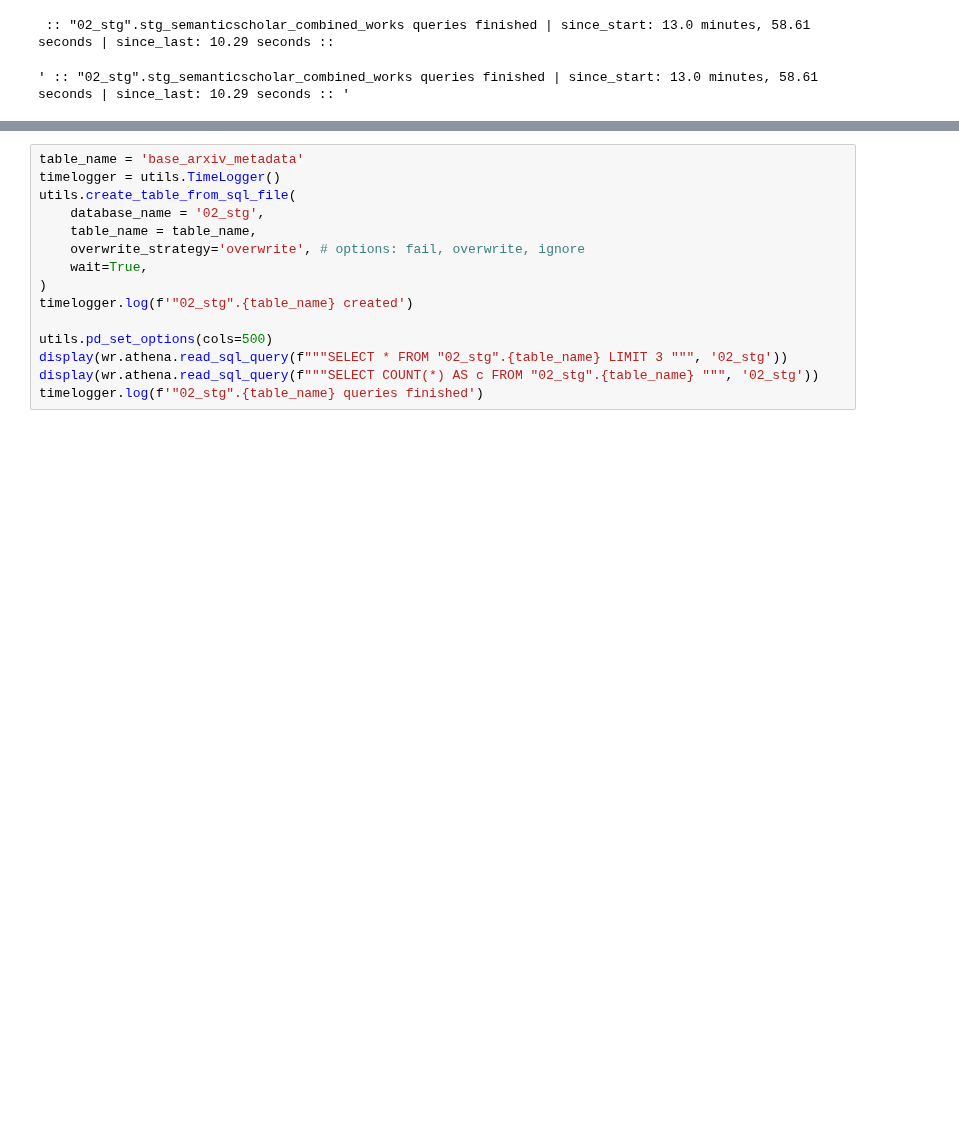
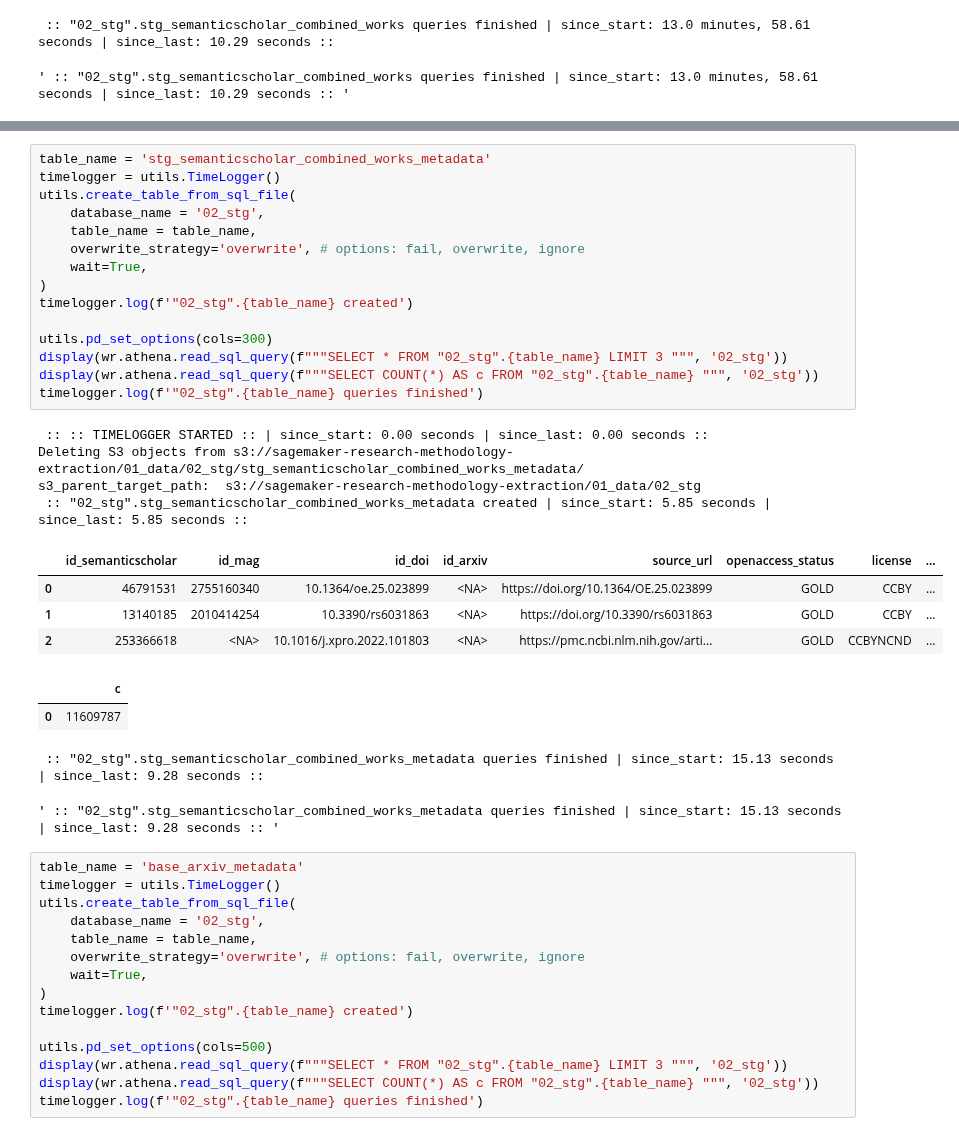
Before and after one commit to ka-steve/sagemaker_research_classification, a Jupyter notebook: src/04_transformation/04_01_transformation_control.ipynb, the cells around one changed output, grey strips where cells are left out. Cells and saved outputs as stored; diff of their text form; blank space fills up the shorter version.

```diff
--- a/src/04_transformation/04_01_transformation_control.ipynb
+++ b/src/04_transformation/04_01_transformation_control.ipynb
@@ -183,3 +196,31 @@ s3_parent_target_path:  s3://sagemaker-research-methodology-extraction/01_data/0
+# %%
+table_name = 'stg_semanticscholar_combined_works_metadata'
+timelogger = utils.TimeLogger()
+utils.create_table_from_sql_file(
+    database_name = '02_stg',
+    table_name = table_name,
+    overwrite_strategy='overwrite', # options: fail, overwrite, ignore
+    wait=True,
+)
+timelogger.log(f'"02_stg".{table_name} created')
+
+utils.pd_set_options(cols=300)
+display(wr.athena.read_sql_query(f"""SELECT * FROM "02_stg".{table_name} LIMIT 3 """, '02_stg'))
+display(wr.athena.read_sql_query(f"""SELECT COUNT(*) AS c FROM "02_stg".{table_name} """, '02_stg'))
+timelogger.log(f'"02_stg".{table_name} queries finished')
+# %% [output]
+ :: :: TIMELOGGER STARTED :: | since_start: 0.00 seconds | since_last: 0.00 seconds ::
+Deleting S3 objects from s3://sagemaker-research-methodology-extraction/01_data/02_stg/stg_semanticscholar_combined_works_metadata/
+s3_parent_target_path:  s3://sagemaker-research-methodology-extraction/01_data/02_stg
+ :: "02_stg".stg_semanticscholar_combined_works_metadata created | since_start: 5.85 seconds | since_last: 5.85 seconds ::
+|  | id_semanticscholar | id_mag | id_doi | id_arxiv | source_url | openaccess_status | license | ... |
+| 0 | 46791531 | 2755160340 | 10.1364/oe.25.023899 | <NA> | https://doi.org/10.1364/OE.25.023899 | GOLD | CCBY | ... |
+| 1 | 13140185 | 2010414254 | 10.3390/rs6031863 | <NA> | https://doi.org/10.3390/rs6031863 | GOLD | CCBY | ... |
+| 2 | 253366618 | <NA> | 10.1016/j.xpro.2022.101803 | <NA> | https://pmc.ncbi.nlm.nih.gov/arti... | GOLD | CCBYNCND | ... |
+|  | c |
+| 0 | 11609787 |
+ :: "02_stg".stg_semanticscholar_combined_works_metadata queries finished | since_start: 15.13 seconds | since_last: 9.28 seconds ::
+' :: "02_stg".stg_semanticscholar_combined_works_metadata queries finished | since_start: 15.13 seconds | since_last: 9.28 seconds :: '
 # %%
 table_name = 'base_arxiv_metadata'
 timelogger = utils.TimeLogger()
```
Also changed, not shown: parts of 5 cells of this notebook, 4 other files.
